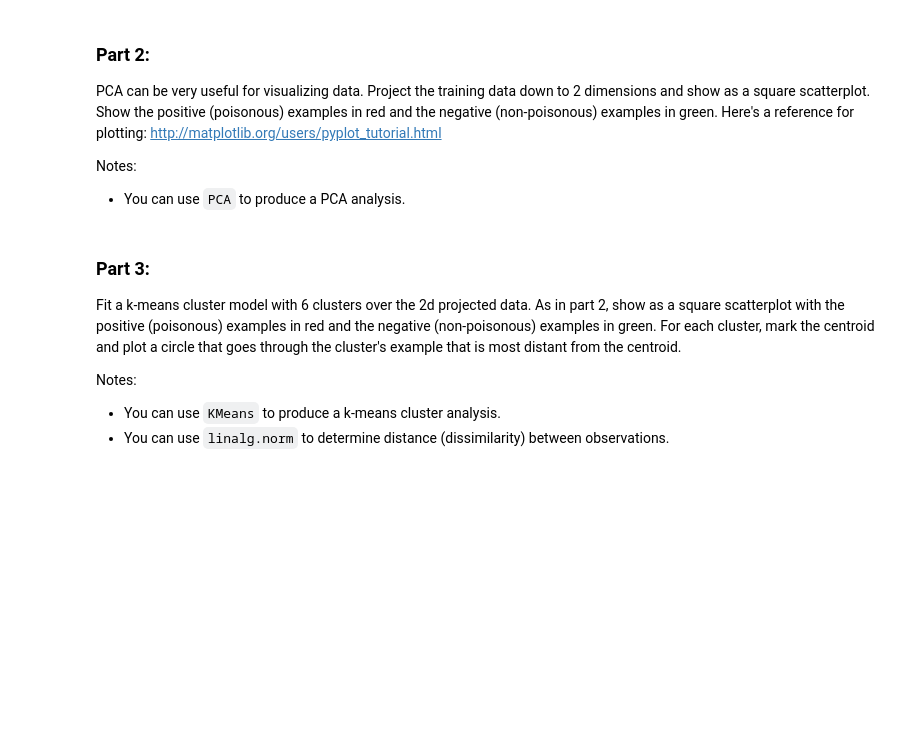
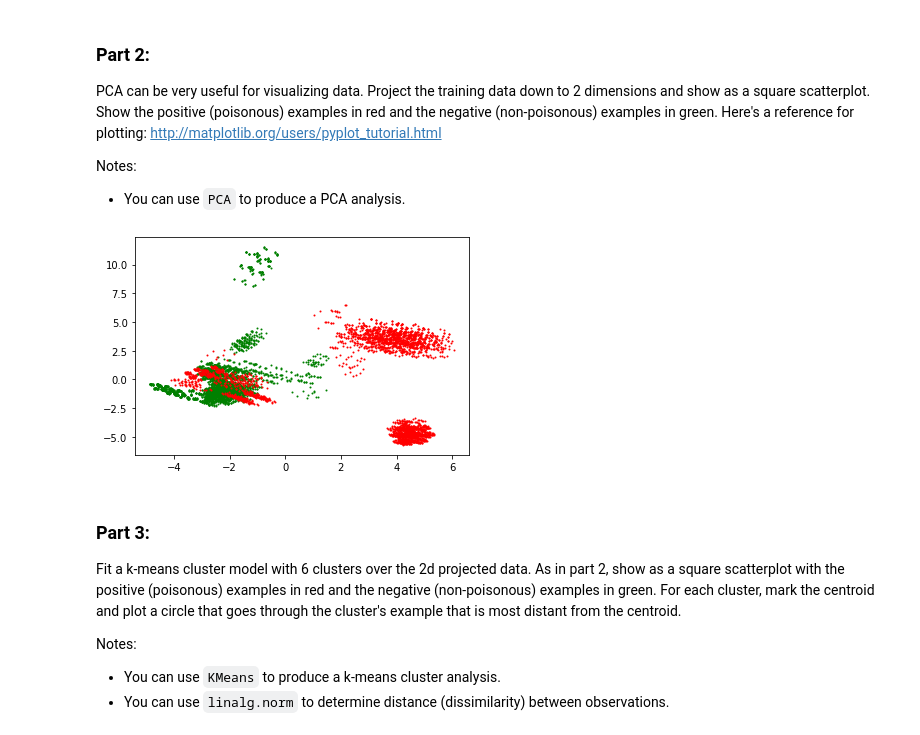
Before and after one commit to rldonaway/w207_proj3, a Jupyter notebook: robert_donaway_p3.ipynb, the cells around one changed output. Saved outputs shown, nothing was run; the diff lists cells and outputs as text; code cells hidden in the pictures; blank space fills up the shorter version.

```diff
--- a/robert_donaway_p3.ipynb
+++ b/robert_donaway_p3.ipynb
@@ -124,3 +123,16 @@ Notes:
+# %%
+def P2():
+    pca = PCA(n_components=2)
+    xformed = pca.fit_transform(train)
+    non_pois = xformed[train_labels==0,:]
+    poison = xformed[train_labels==1,:]
+    plt.scatter(non_pois[:,0], non_pois[:,1], color='green', s=1)
+    plt.scatter(poison[:,0], poison[:,1], color='red', s=1)
+    plt.show()
+
+P2()
+# %% [output]
+[figure, added]
 # %% [markdown]
 ### Part 3:
 
```
Also changed, not shown: parts of 5 cells of this notebook.
